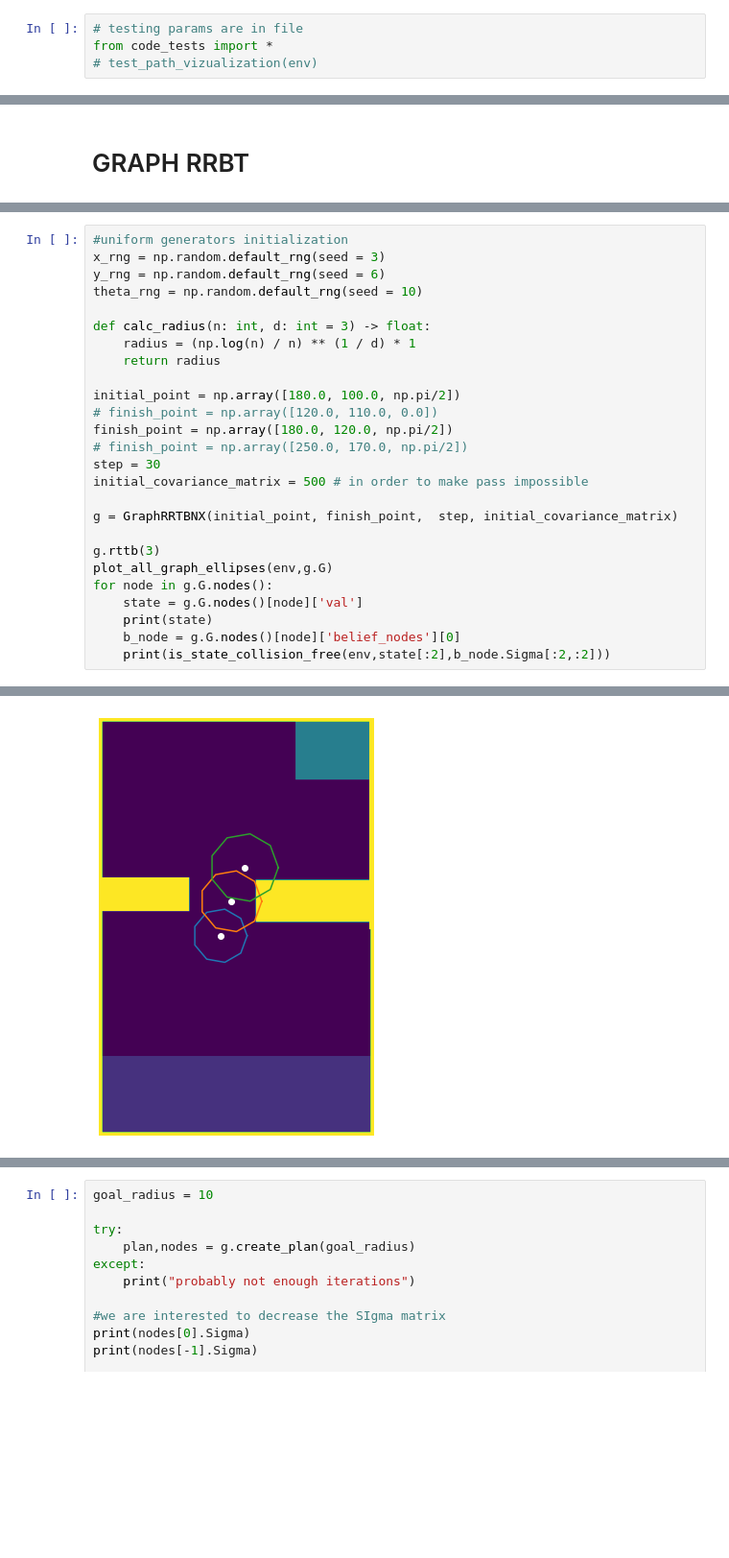
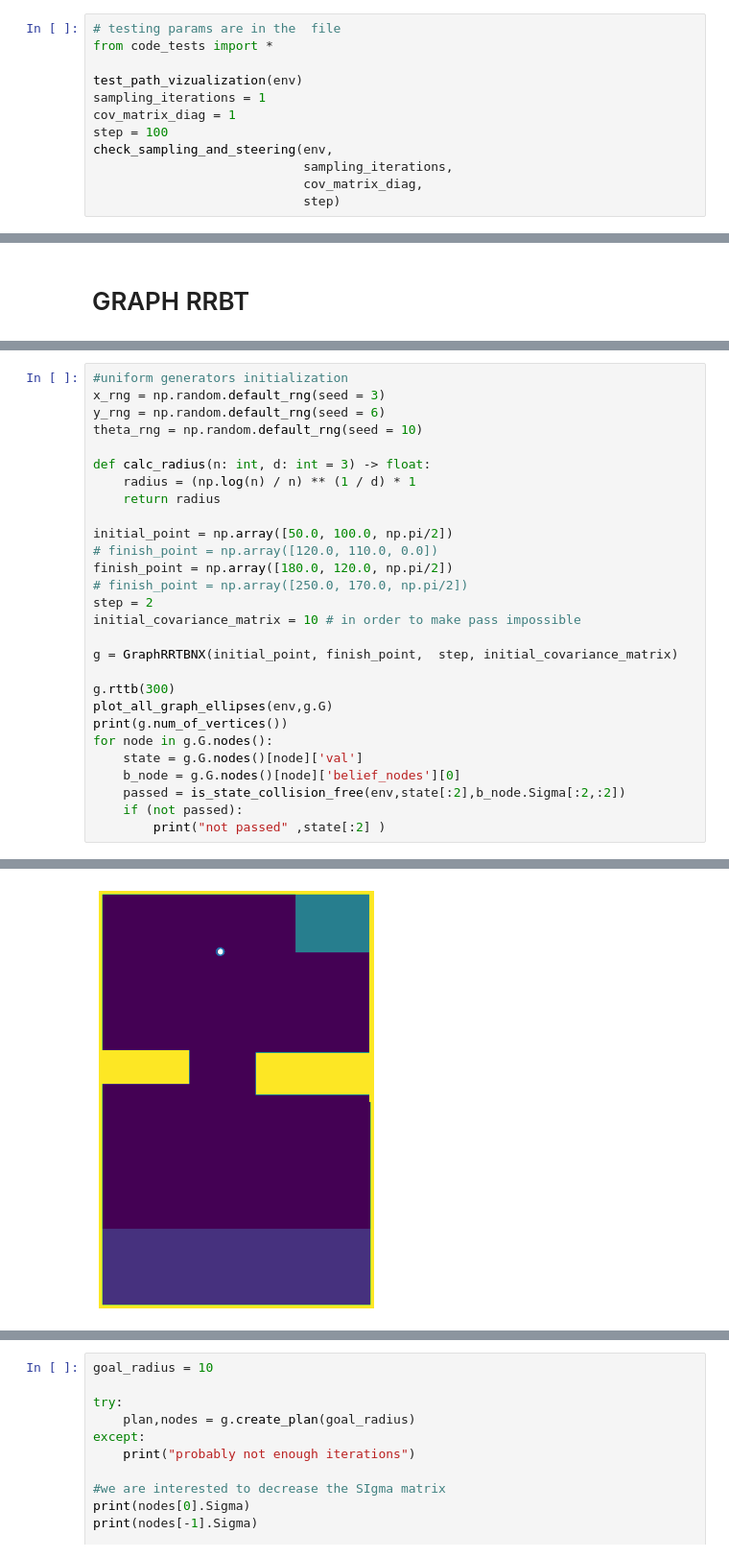
Before and after one commit to KaziiBotashev/RRBT, a Jupyter notebook: RRBT.ipynb, the cells around one changed output, grey strips where cells are left out. Shown at 96% size. Drawn from its saved outputs; the diff is of its cells as text; blank space fills up the shorter version.

```diff
--- a/RRBT.ipynb
+++ b/RRBT.ipynb
@@ -19,4 +21,12 @@ obj = data_new['obj']
 # %%
-# testing params are in file
+# testing params are in the  file
 from code_tests import *
-# test_path_vizualization(env)
+
+test_path_vizualization(env)
+sampling_iterations = 1
+cov_matrix_diag = 1
+step = 100
+check_sampling_and_steering(env,
+                            sampling_iterations,
+                            cov_matrix_diag,
+                            step)
@@ -258,21 +276,23 @@ def calc_radius(n: int, d: int = 3) -> float:
     radius = (np.log(n) / n) ** (1 / d) * 1
     return radius
 
-initial_point = np.array([180.0, 100.0, np.pi/2])
+initial_point = np.array([50.0, 100.0, np.pi/2])
 # finish_point = np.array([120.0, 110.0, 0.0])
 finish_point = np.array([180.0, 120.0, np.pi/2])
 # finish_point = np.array([250.0, 170.0, np.pi/2])
-step = 30
-initial_covariance_matrix = 500 # in order to make pass impossible
+step = 2
+initial_covariance_matrix = 10 # in order to make pass impossible
 
 g = GraphRRTBNX(initial_point, finish_point,  step, initial_covariance_matrix)
 
-g.rttb(3)
+g.rttb(300)
 plot_all_graph_ellipses(env,g.G)
+print(g.num_of_vertices())
 for node in g.G.nodes():
     state = g.G.nodes()[node]['val']
-    print(state)
     b_node = g.G.nodes()[node]['belief_nodes'][0]
-    print(is_state_collision_free(env,state[:2],b_node.Sigma[:2,:2]))
+    passed = is_state_collision_free(env,state[:2],b_node.Sigma[:2,:2])
+    if (not passed):
+        print("not passed" ,state[:2] )
 # %% [output]
 Iteration: 0 vertices 1
@@ -279 +301 @@ Iteration: 0 vertices 1
-[figure, old version]
+[figure, new version]
```
Also changed, not shown: parts of 5 cells of this notebook, 8 other files.
